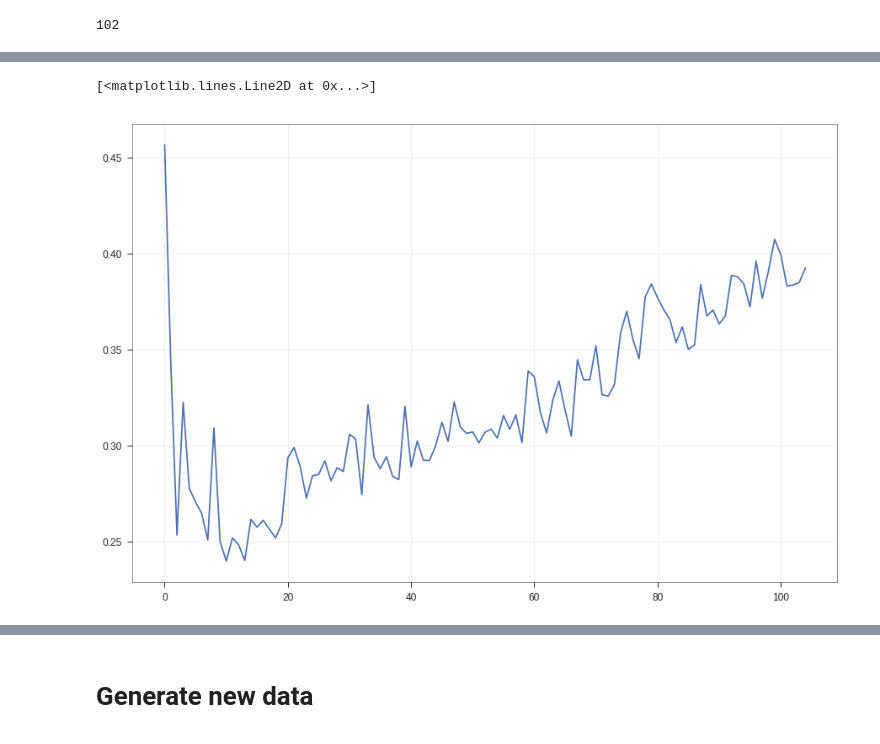
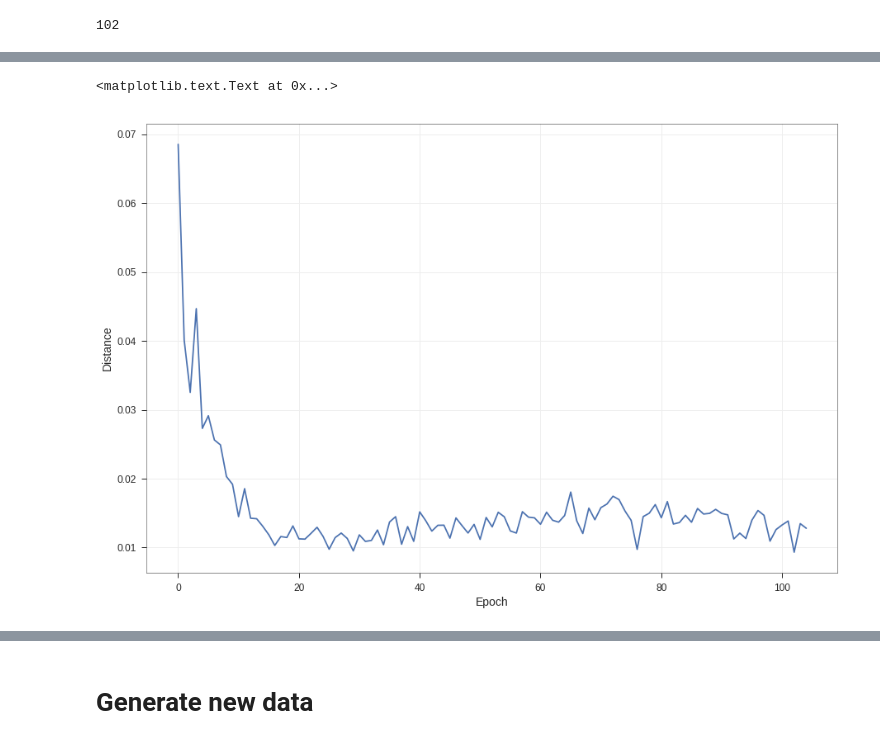
Before and after one commit to mamanain/DrugGenNN, a Jupyter notebook: TransferLearning.ipynb, the cells around one changed output, grey strips where cells are left out. Drawn from its saved outputs; the diff is of its cells as text; code cells hidden in the pictures.

```diff
--- a/TransferLearning.ipynb
+++ b/TransferLearning.ipynb
@@ -327,6 +341,9 @@ plt.plot(scores)
-# %%
-plt.figure(figsize=[15, 10])
-plt.plot(high)
-# %% [output]
-[<matplotlib.lines.Line2D at 0x...>]
-[figure, removed]
+# %%
+fig=plt.figure(figsize=[15, 10])
+axes = fig.add_subplot(111)
+axes.plot(scores)
+axes.set_xlabel('Epoch')
+axes.set_ylabel('Distance')
+# %% [output]
+<matplotlib.text.Text at 0x...>
+[figure, added]
```
Also changed, not shown: parts of 14 cells of this notebook.
